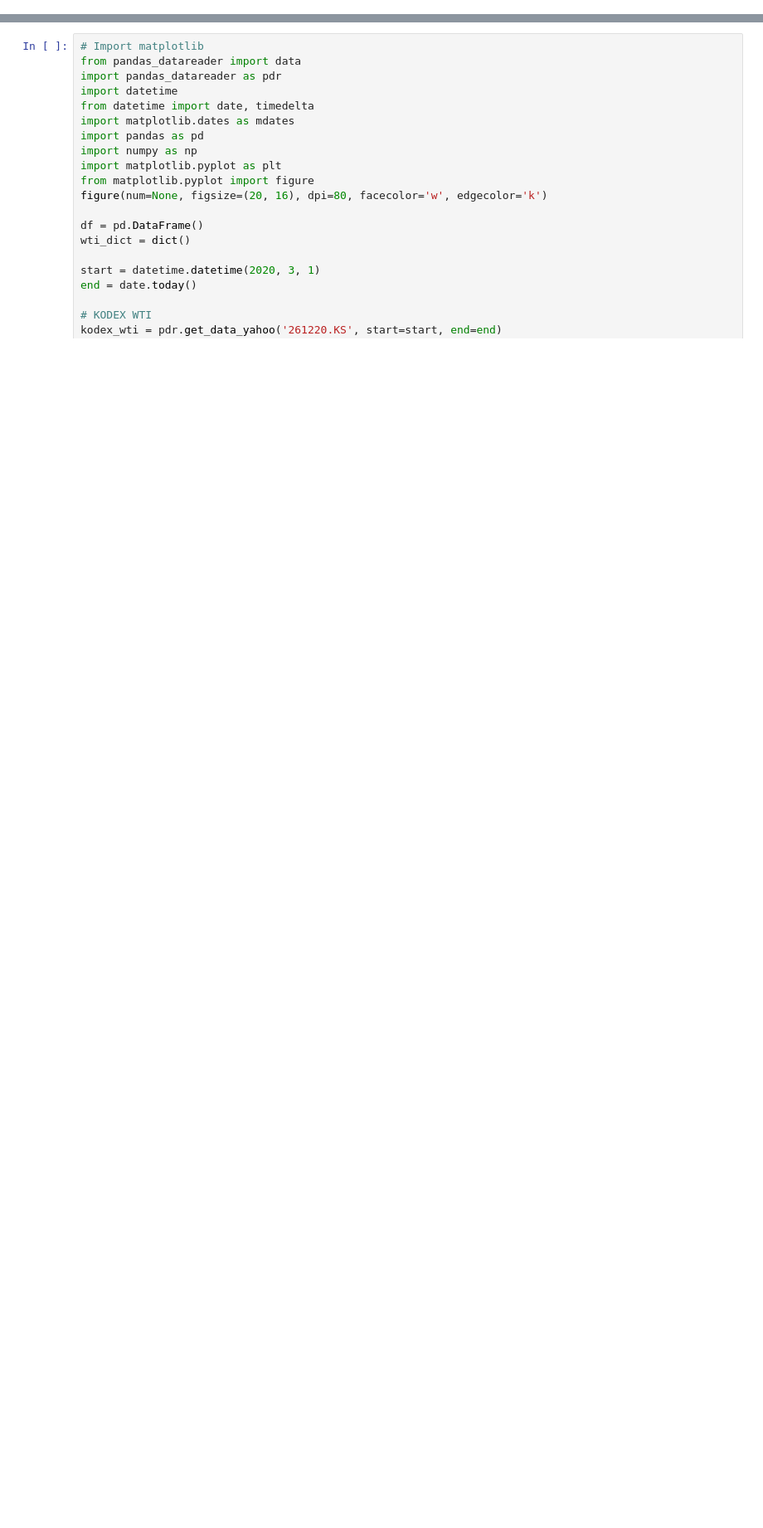
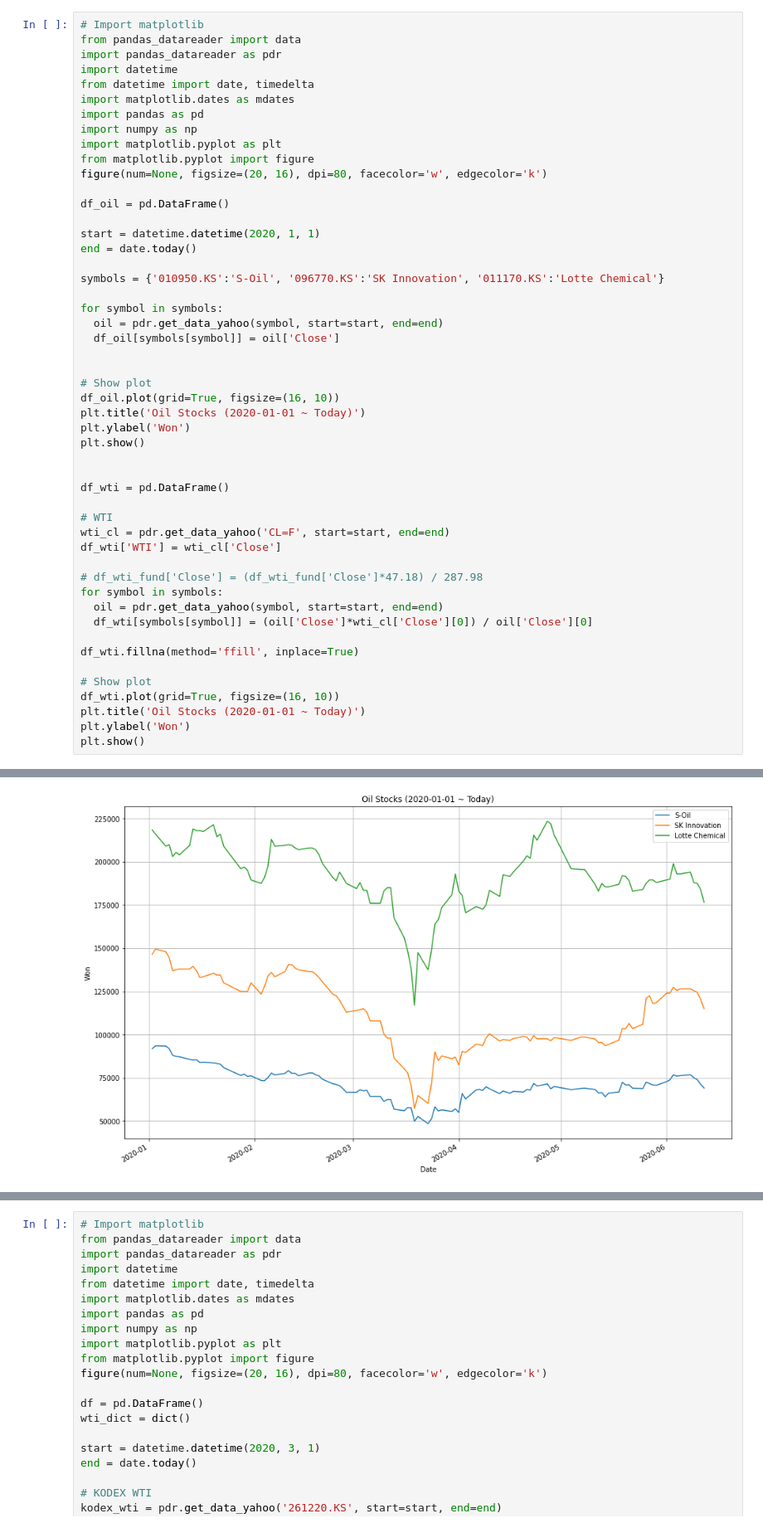
Before and after one commit to MinhoJu/SRT, a Jupyter notebook: WTI.ipynb, the cells around one changed output, grey strips where cells are left out. Shown at 83% size. Drawn from its saved outputs; the diff is of its cells as text; blank space fills up the shorter version.

```diff
--- a/WTI.ipynb
+++ b/WTI.ipynb
@@ -1,2 +1,53 @@
 # %% [markdown]
 <a href="https://colab.research.google.com/github/MinhoJu/SRT/blob/master/WTI.ipynb" target="_parent"><img src="https://colab.research.google.com/assets/colab-badge.svg" alt="Open In Colab"/></a>
+# %%
+# Import matplotlib
+from pandas_datareader import data
+import pandas_datareader as pdr
+import datetime
+from datetime import date, timedelta
+import matplotlib.dates as mdates
+import pandas as pd
+import numpy as np
+import matplotlib.pyplot as plt
+from matplotlib.pyplot import figure
+figure(num=None, figsize=(20, 16), dpi=80, facecolor='w', edgecolor='k')
+
+df_oil = pd.DataFrame()
+
+start = datetime.datetime(2020, 1, 1)
+end = date.today()
+
+symbols = {'010950.KS':'S-Oil', '096770.KS':'SK Innovation', '011170.KS':'Lotte Chemical'}
+
+for symbol in symbols:
+  oil = pdr.get_data_yahoo(symbol, start=start, end=end)
+  df_oil[symbols[symbol]] = oil['Close']
+
+
+# Show plot
+df_oil.plot(grid=True, figsize=(16, 10))
+plt.title('Oil Stocks (2020-01-01 ~ Today)')
+plt.ylabel('Won')
+plt.show()
+
+
+df_wti = pd.DataFrame()
+
+# WTI
+wti_cl = pdr.get_data_yahoo('CL=F', start=start, end=end)
+df_wti['WTI'] = wti_cl['Close']
+
+# df_wti_fund['Close'] = (df_wti_fund['Close']*47.18) / 287.98
+for symbol in symbols:
+  oil = pdr.get_data_yahoo(symbol, start=start, end=end)
+  df_wti[symbols[symbol]] = (oil['Close']*wti_cl['Close'][0]) / oil['Close'][0]
+
+df_wti.fillna(method='ffill', inplace=True)
+
+# Show plot
+df_wti.plot(grid=True, figsize=(16, 10))
+plt.title('Oil Stocks (2020-01-01 ~ Today)')
+plt.ylabel('Won')
+plt.show()
+# %% [output]
@@ -2,0 +55 @@
+[figure, added]
```
Also changed, not shown: parts of 1 cell of this notebook.
